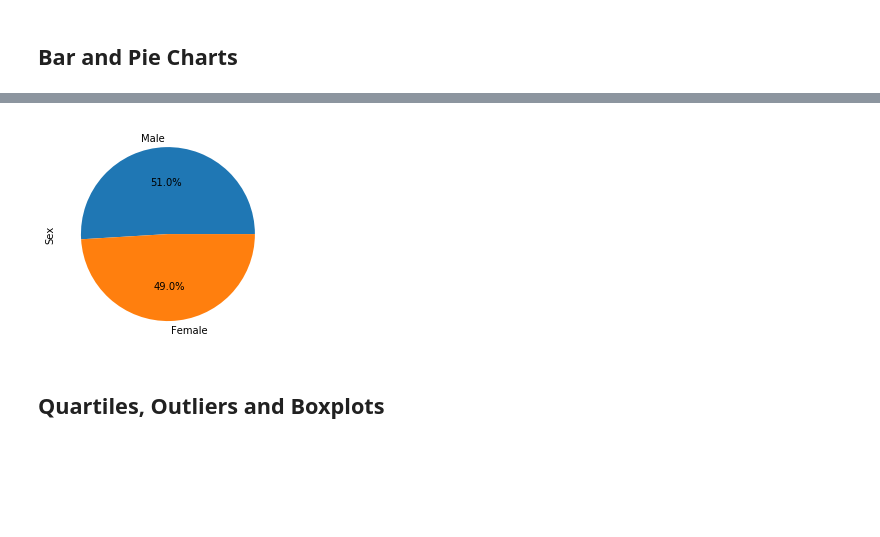
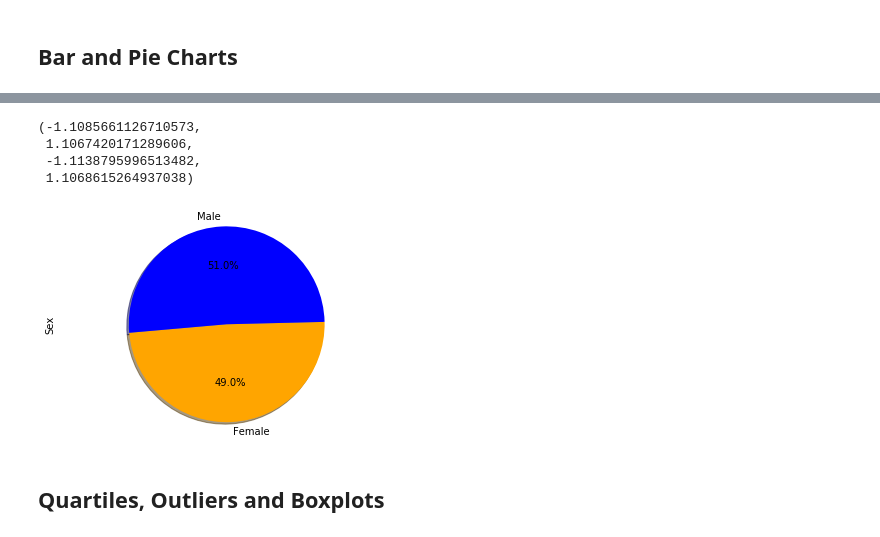
Before and after one commit to BennyC31/penndsbootcamp, a Jupyter notebook: matplotlib-challenge/Pymaceuticals/pymaceuticals.ipynb, the cells around one changed output, grey strips where cells are left out. Drawn from its saved outputs; the diff is of its cells as text; code cells hidden in the pictures; blank space fills up the shorter version.

```diff
--- a/matplotlib-challenge/Pymaceuticals/pymaceuticals.ipynb
+++ b/matplotlib-challenge/Pymaceuticals/pymaceuticals.ipynb
@@ -162,7 +190,19 @@ one_line_df
 # %%
 # Generate a pie plot showing the distribution of female versus male mice using pyplot
+labels = ['Female','Male']
+dist = [49.0,51.0]
+colors = ['orange','blue']
+explode = (0, 0)
+plt.pie(dist, explode=explode, labels=labels, colors=colors,
+        autopct="%1.1f%%", shadow=True, startangle=185)
+plt.ylabel('Sex')
+plt.axis("equal")
 # %% [output]
+(-1.1085661126710573,
+ 1.1067420171289606,
+ -1.1138795996513482,
+ 1.1068615264937038)
-[figure, old version]
+[figure, new version]
 # %% [markdown]
 ## Quartiles, Outliers and Boxplots
 # %%
```
Also changed, not shown: parts of 22 cells of this notebook.
